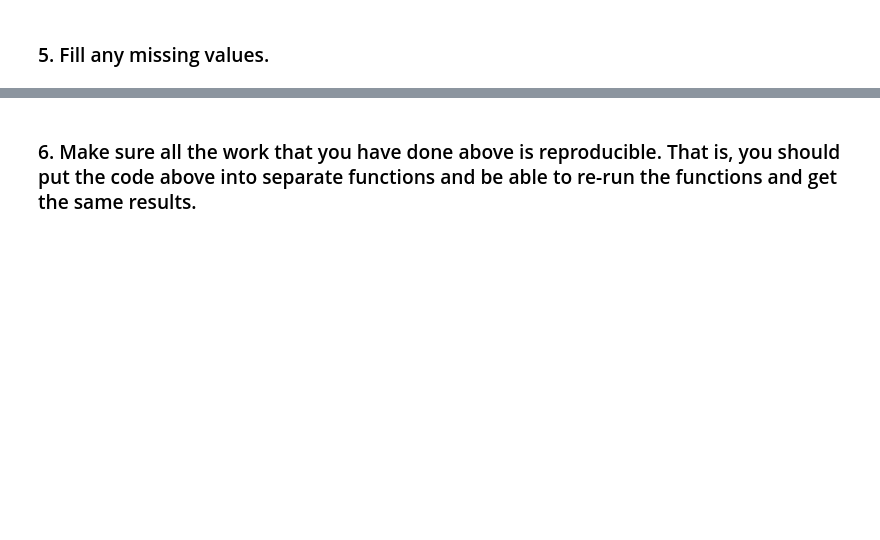
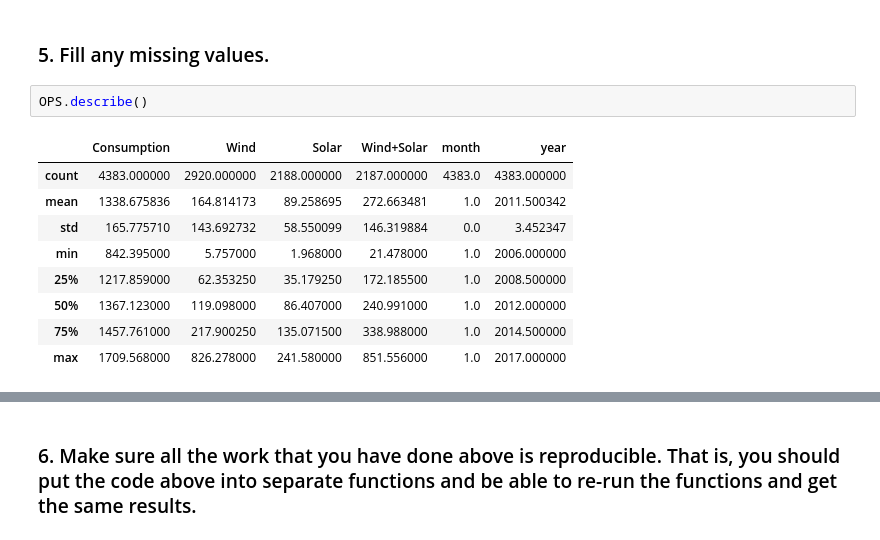
Before and after one commit to JeanetteSchulz/time-series-exercises, a Jupyter notebook: prepare.ipynb, the cells around one changed output, grey strips where cells are left out. Cells and saved outputs as stored; diff of their text form; blank space fills up the shorter version.

```diff
--- a/prepare.ipynb
+++ b/prepare.ipynb
@@ -126,2 +230,14 @@ df.head()
 # %% [markdown]
 ### 5. Fill any missing values.
+# %%
+OPS.describe()
+# %% [output]
+|  | Consumption | Wind | Solar | Wind+Solar | month | year |
+| count | 4383.000000 | 2920.000000 | 2188.000000 | 2187.000000 | 4383.0 | 4383.000000 |
+| mean | 1338.675836 | 164.814173 | 89.258695 | 272.663481 | 1.0 | 2011.500342 |
+| std | 165.775710 | 143.692732 | 58.550099 | 146.319884 | 0.0 | 3.452347 |
+| min | 842.395000 | 5.757000 | 1.968000 | 21.478000 | 1.0 | 2006.000000 |
+| 25% | 1217.859000 | 62.353250 | 35.179250 | 172.185500 | 1.0 | 2008.500000 |
+| 50% | 1367.123000 | 119.098000 | 86.407000 | 240.991000 | 1.0 | 2012.000000 |
+| 75% | 1457.761000 | 217.900250 | 135.071500 | 338.988000 | 1.0 | 2014.500000 |
+| max | 1709.568000 | 826.278000 | 241.580000 | 851.556000 | 1.0 | 2017.000000 |
```
Also changed, not shown: parts of 19 cells of this notebook, 1 other file.
